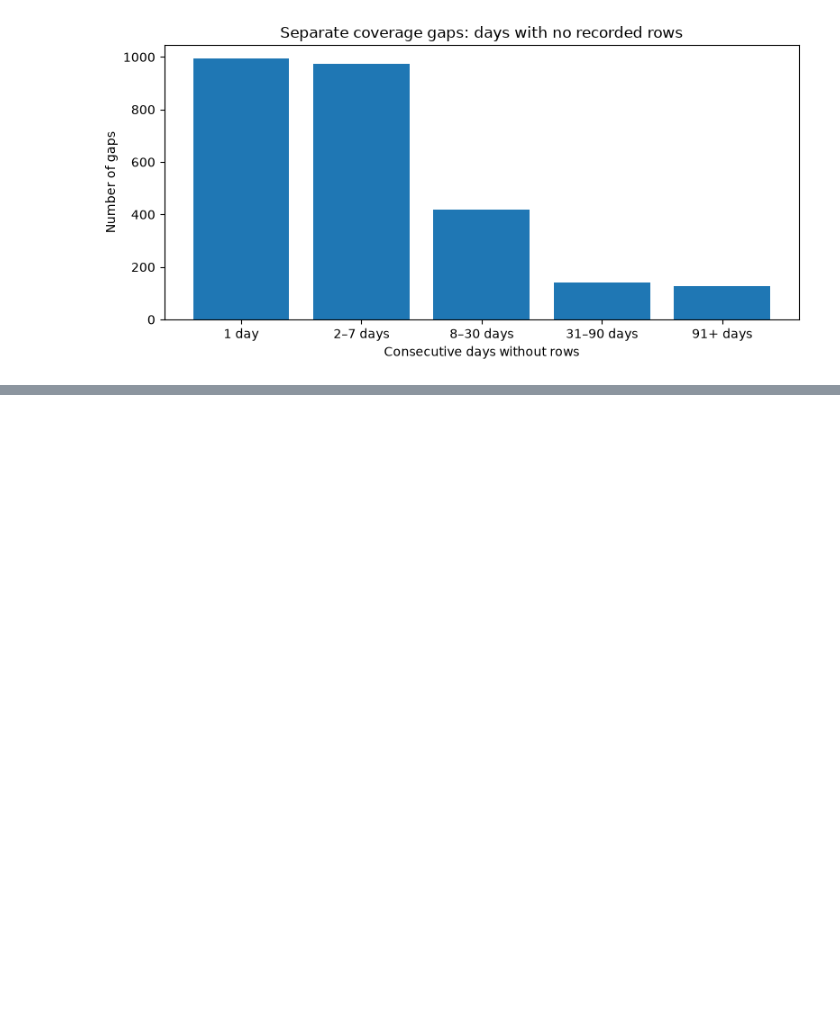
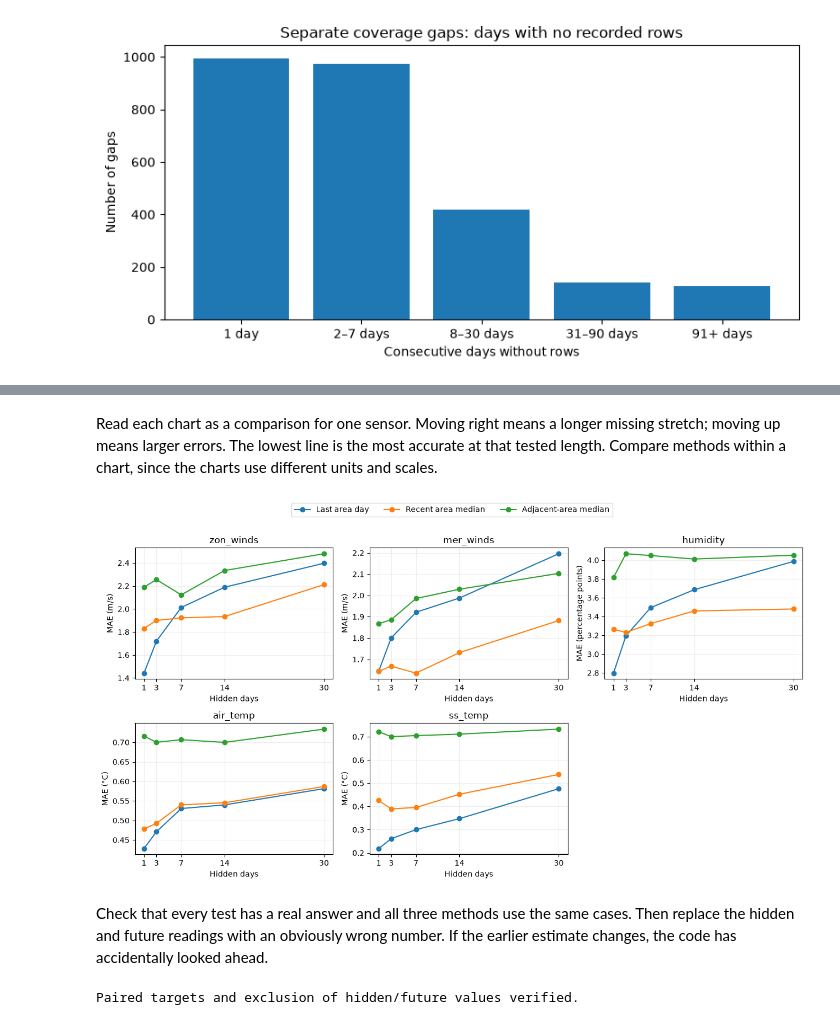
Before and after one commit to Break-Through-Tech/AWS-1B-climate-risk-modeling-for-supply-chain-resiliency, a Jupyter notebook: notebooks/missingness_audit.ipynb, the cells around one changed output, grey strips where cells are left out. Drawn from its saved outputs; the diff is of its cells as text; code cells hidden in the pictures; blank space fills up the shorter version.

Commit message:
Add dataset with 53,899 tested past-only fills

```diff
--- a/notebooks/missingness_audit.ipynb
+++ b/notebooks/missingness_audit.ipynb
@@ -338,0 +419,10 @@ The final cleaned CSV must preserve the original column names and order. Any pro
+# %%
+def eligible_starts(values, first, last, length):
+    # Count measured days in each consecutive window of the required length.
+    # Count available days in each possible window.
+    day_counts = np.convolve(np.isfinite(values).astype(int),
+                             np.ones(length, dtype=int), mode="valid")
+    # Keep only windows with a known answer on every day.
+    starts = np.flatnonzero(day_counts == length)
+    # Do not let a hidden stretch cross the earlier/later period boundary.
+    return starts[(starts >= first) & (starts + length - 1 <= last)]
@@ -338,0 +500,14 @@ The final cleaned CSV must preserve the original column names and order. Any pro
+# %%
+group_keys = ["phase", "sensor", "gap_days", "method"]
+# Count all attempts, including cases where no estimate was possible.
+coverage = fill_trials.groupby(group_keys)["fillable"].agg(blocks="size", filled="sum")
+coverage["coverage_pct"] = 100 * coverage.filled / coverage.blocks
+# Use only common answerable cases when comparing errors.
+shared_trials = fill_trials.loc[fill_trials.shared]
+# Average each method's block errors within the same sensor and gap length.
+errors = shared_trials.groupby(group_keys)["mae"].agg(mae="mean", shared_blocks="size")
+fill_results = coverage.join(errors).reset_index()
+# Arrange the later-year scores side by side for easier reading.
+later_errors = fill_results.loc[fill_results.phase == "later"].pivot(
+    index=["sensor", "gap_days"], columns="method", values="mae")
+display(later_errors.reindex(columns=methods).round(3))
@@ -338,0 +644,42 @@ The final cleaned CSV must preserve the original column names and order. Any pro
+# %% [markdown]
+Read each chart as a comparison for one sensor. Moving right means a longer missing stretch; moving up means larger errors. The lowest line is the most accurate at that tested length. Compare methods within a chart, since the charts use different units and scales.
+# %%
+# Give each sensor its own chart rather than mixing different units.
+fig, axes = plt.subplots(2, 3, figsize=(13, 7))
+for ax, sensor in zip(axes.flat, measurements):
+    part = fill_results.loc[(fill_results.phase == "later") & (fill_results.sensor == sensor)]
+    for method in methods:
+        line = part.loc[part.method == method].sort_values("gap_days")
+        # Show how each method's error changes as the hidden stretch gets longer.
+        ax.plot(line.gap_days, line.mae, marker="o", label=method)
+    ax.set(title=sensor, xlabel="Hidden days", ylabel=f"MAE ({units[sensor]})",
+           xticks=gap_lengths)
+    ax.grid(alpha=0.2)
+axes.flat[-1].axis("off")
+handles, labels = axes.flat[0].get_legend_handles_labels()
+# Use one shared legend so the method colors stay consistent.
+fig.legend(handles, labels, loc="upper center", ncol=3)
+fig.tight_layout(rect=(0, 0, 1, 0.93))
+plt.show()
+# %% [output]
+[figure, added]
+# %% [markdown]
+Check that every test has a real answer and all three methods use the same cases. Then replace the hidden and future readings with an obviously wrong number. If the earlier estimate changes, the code has accidentally looked ahead.
+# %%
+# Every scored case must have measured answers.
+assert fill_trials.target_rows.gt(0).all()
+assert shared_trials.mae.notna().all()
+case_keys = ["phase", "repeat", "sensor", "area", "start", "gap_days"]
+# Every test case must include all three competing methods.
+assert fill_trials.groupby(case_keys).size().eq(len(methods)).all()
+panel = panels["ss_temp"]
+area_index, start, length = next(sample_blocks(panel, periods["later"], 42))
+before = estimate_block(panel, area_index, start)
+changed_future = panel.copy()
+# Changing the hidden/future data must not change a past-only estimate.
+changed_future.iloc[start:] = 999999
+np.testing.assert_allclose(before, estimate_block(changed_future, area_index, start),
+                           equal_nan=True)
+print("Paired targets and exclusion of hidden/future values verified.")
+# %% [output]
+Paired targets and exclusion of hidden/future values verified.
```
Also changed, not shown: parts of 78 cells of this notebook, 5 other files.
